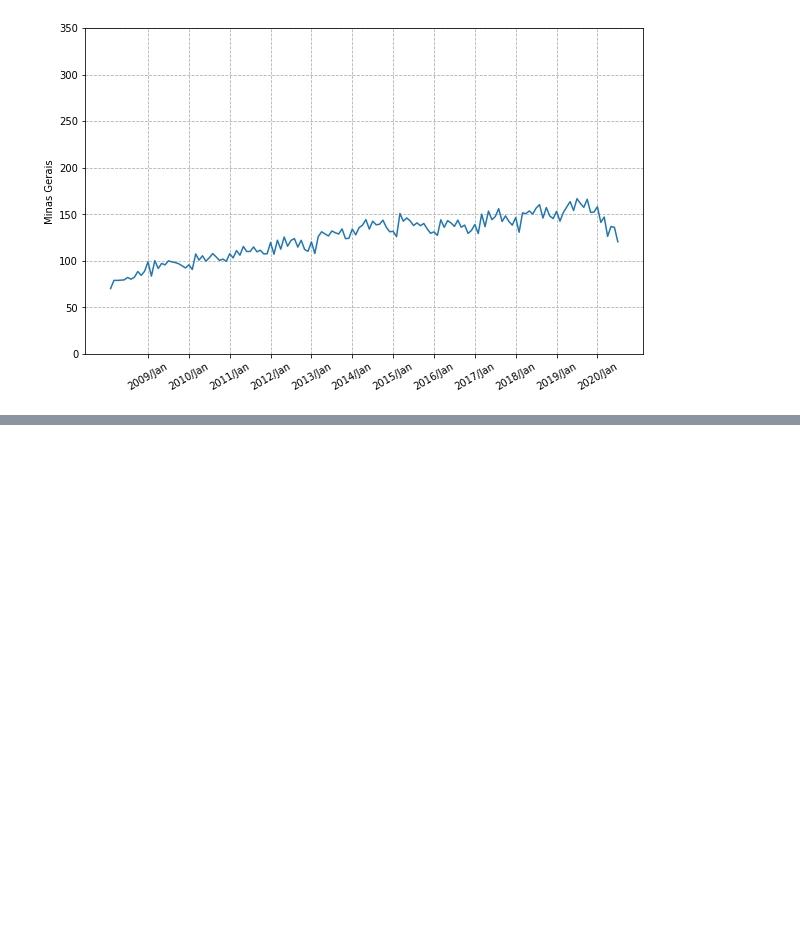
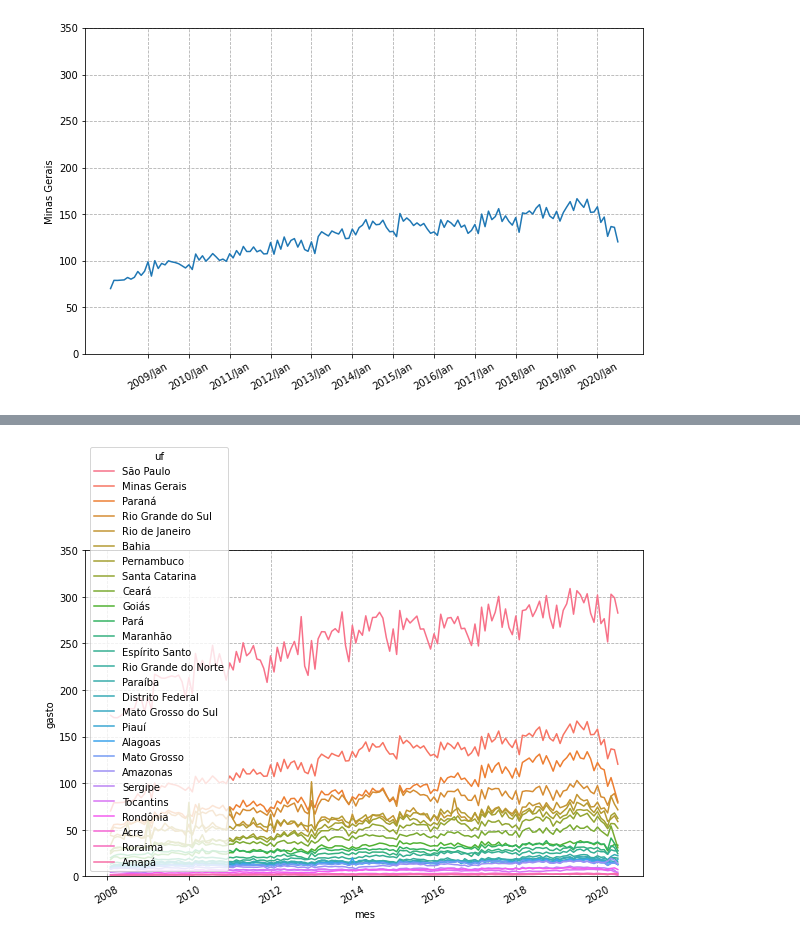
Before and after one commit to p3dr3nriqu3/boocamp_alura, a Jupyter notebook: Bootcamp_Datascience.ipynb, the cells around one changed output, grey strips where cells are left out. Saved outputs shown, nothing was run; the diff lists cells and outputs as text; code cells hidden in the pictures; blank space fills up the shorter version.

```diff
--- a/Bootcamp_Datascience.ipynb
+++ b/Bootcamp_Datascience.ipynb
@@ -787,0 +851,4 @@ plt.show()
+# %%
+mensal_aberto = mensal.reset_index().melt(id_vars=["index"], value_vars=mensal.columns)
+mensal_aberto.columns = ["mes", "uf", "gasto"]
+mensal_aberto.head()
@@ -787,0 +862,9 @@ plt.show()
+# %%
+plt.figure(figsize=(10,6))
+ax = sns.lineplot(data=mensal_aberto, x="mes", y="gasto", hue="uf")
+plt.xticks(rotation=30)
+plt.ylim(0, 350)
+plt.grid(True, linestyle="--")
+plt.show()
+# %% [output]
+[figure, added]
```
Also changed, not shown: parts of 5 cells of this notebook.
